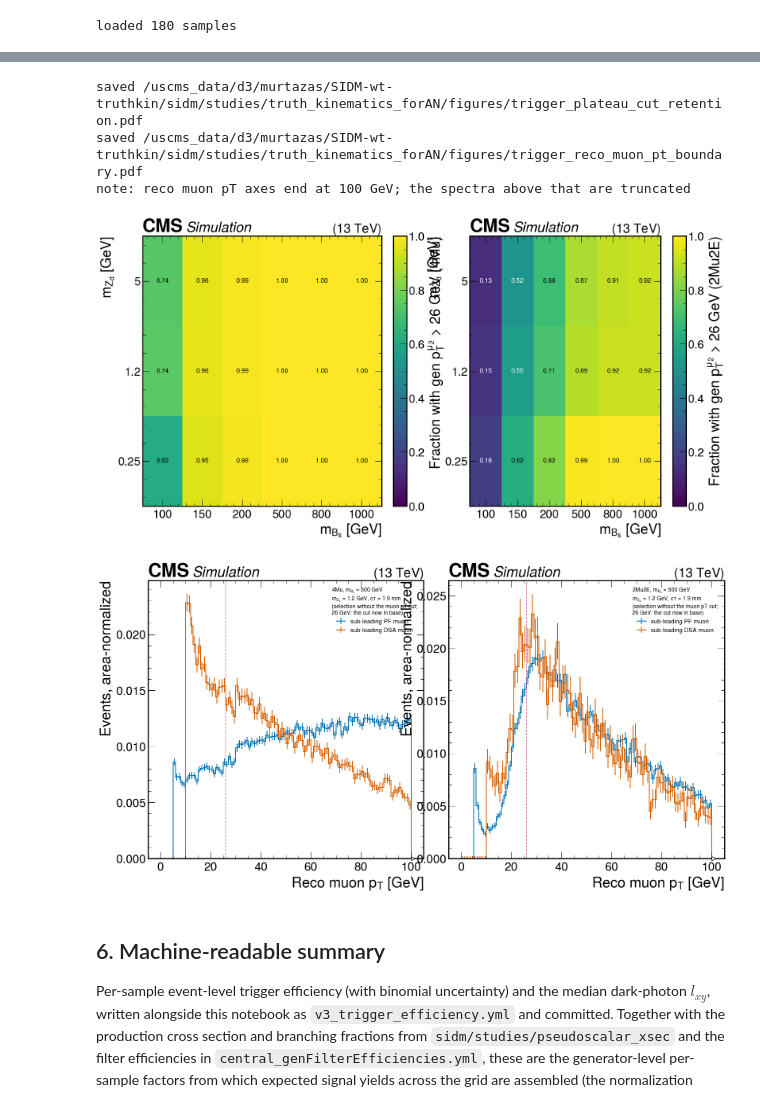
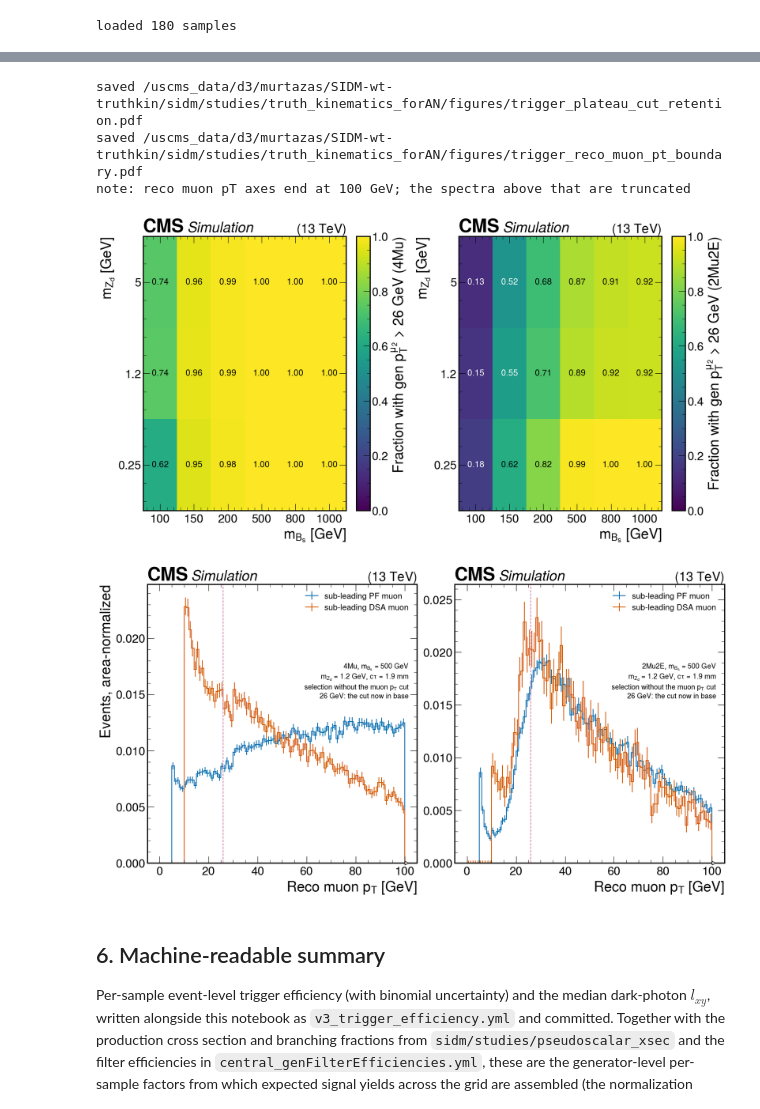
Before and after one commit to mariajose2398/SIDM, a Jupyter notebook: sidm/studies/truth_kinematics_forAN/trigger_context_forAN.ipynb, the cells around one changed output, grey strips where cells are left out. Drawn from its saved outputs; the diff is of its cells as text; code cells hidden in the pictures.

```diff
--- a/sidm/studies/truth_kinematics_forAN/trigger_context_forAN.ipynb
+++ b/sidm/studies/truth_kinematics_forAN/trigger_context_forAN.ipynb
@@ -158,14 +159,19 @@ for ax, mode in zip(axes, ["4Mu", "2Mu2E"]):
                rf"$m_{{B_s}}$ = {m:g} GeV", MBS_COLORS[m], xmax=120)
     draw_thresholds(ax, extra=26)
     ax.set_xlabel(r"Sub-leading gen muon $p_T$ [GeV]")
-    ax.set_ylabel("Trigger efficiency")
     ax.set_xlim(0, 120)
     ax.set_ylim(0, 1.05)
     handles, labels = ax.get_legend_handles_labels()
+    # two columns keep the legend inside the lower-right block; the low-count
+    # bins there carry error bars a metre long, so it needs an opaque backing
     ax.legend(handles + threshold_handles(extra=26), labels
               + [h.get_label() for h in threshold_handles(extra=26)],
-              fontsize=11, loc="lower right", title=f"{mode} channel")
-    an_style.cms_sim_label(ax)
+              fontsize=14, title_fontsize=16, loc="lower right", ncol=2,
+              columnspacing=1.0, handlelength=1.4, frameon=True,
+              facecolor="white", edgecolor="none", framealpha=0.92,
+              title=f"{mode} channel")
+axes[0].set_ylabel("Trigger efficiency")
+an_style.cms_sim_labels(axes)
 an_style.save(fig, "trigger_turnons_pt")
 # %% [output]
 saved /uscms_data/d3/murtazas/SIDM-wt-truthkin/sidm/studies/truth_kinematics_forAN/figures/trigger_turnons_pt.pdf
@@ -195,16 +201,20 @@ long_ct = sorted(lib.select_samples(out, mode="2Mu2E", mbs=200.0, mzd=1.2),
                  key=lambda n: lib.parse_sample(n)["ctau_mm"])[-1]
 mid_ct = lib.mid_ctau(out, "2Mu2E", 200.0, 1.2)
 fig, (ax1, ax2) = plt.subplots(1, 2, figsize=an_style.WIDE, layout="constrained")
-turnon(ax1, long_ct, "genAs_toMu_lxy", lib.format_sample(long_ct), "#0072B2")
+turnon(ax1, long_ct, "genAs_toMu_lxy", lib.format_sample_2line(long_ct), "#0072B2")
 ax1.set_xlabel(r"$Z_d$ $l_{xy}$ [cm]")
-turnon(ax2, mid_ct, "genA_toMu_daughters_dR_logx", lib.format_sample(mid_ct), "#0072B2")
+turnon(ax2, mid_ct, "genA_toMu_daughters_dR_logx",
+       lib.format_sample_2line(mid_ct), "#0072B2")
 ax2.set_xscale("log")
 ax2.set_xlabel(r"$\Delta R(\mu, \mu)$ from same $Z_d$")
 for ax in (ax1, ax2):
-    ax.set_ylabel("Trigger efficiency")
     ax.set_ylim(0, 1.05)
-    ax.legend(fontsize=11)
-    an_style.cms_sim_label(ax)
+ax1.set_ylabel("Trigger efficiency")
+# the upper half of both panels is empty; the left panel's legend must also
+# stay clear of the right panel's tick labels
+ax1.legend(fontsize=15, loc="upper left")
+ax2.legend(fontsize=15, loc="upper right")
+an_style.cms_sim_labels((ax1, ax2))
 an_style.save(fig, "trigger_eff_lxy_dR")
 # %% [output]
 saved /uscms_data/d3/murtazas/SIDM-wt-truthkin/sidm/studies/truth_kinematics_forAN/figures/trigger_eff_lxy_dR.pdf
@@ -245,12 +255,12 @@ for ax, mode in zip(axes, ["4Mu", "2Mu2E"]):
         for j in range(len(MBS)):
             tc = "black" if pcm.norm(grid[i, j]) > 0.6 else "white"
             ax.text(j + 0.5, i + 0.5, f"{grid[i, j]:.2f}", ha="center",
-                    va="center", color=tc, fontsize=12)
+                    va="center", color=tc, fontsize=16)
     ax.set_xticks(np.arange(len(MBS)) + 0.5, [f"{m:g}" for m in MBS])
     ax.set_yticks(np.arange(len(MZD)) + 0.5, [f"{m:g}" for m in MZD])
     ax.set_xlabel(r"$m_{B_s}$ [GeV]")
     ax.set_ylabel(r"$m_{Z_d}$ [GeV]")
-    an_style.cms_sim_label(ax)
+an_style.cms_sim_labels(axes)
 an_style.save(fig, "trigger_eff_grid")
 
 fig, ax = plt.subplots(figsize=an_style.SINGLE, layout="constrained")
@@ -319,42 +329,44 @@ for ax, mode in zip(axes, ["4Mu", "2Mu2E"]):
     pcm = ax.pcolormesh(np.arange(len(MBS) + 1), np.arange(len(MZD) + 1), grid,
                         norm=Normalize(0, 1), cmap="viridis")
     fig.colorbar(pcm, ax=ax,
                  label=rf"Fraction with gen $p_T^{{\mu_2}}$ > 26 GeV ({mode})")
     for i in range(len(MZD)):
         for j in range(len(MBS)):
             tc = "black" if pcm.norm(grid[i, j]) > 0.6 else "white"
             ax.text(j + 0.5, i + 0.5, f"{grid[i, j]:.2f}", ha="center",
-                    va="center", color=tc, fontsize=12)
+                    va="center", color=tc, fontsize=16)
     ax.set_xticks(np.arange(len(MBS)) + 0.5, [f"{m:g}" for m in MBS])
     ax.set_yticks(np.arange(len(MZD)) + 0.5, [f"{m:g}" for m in MZD])
     ax.set_xlabel(r"$m_{B_s}$ [GeV]")
     ax.set_ylabel(r"$m_{Z_d}$ [GeV]")
-    an_style.cms_sim_label(ax)
+an_style.cms_sim_labels(axes)
 an_style.save(fig, "trigger_plateau_cut_retention")
 
 # reconstructed-muon view of the 26 GeV boundary, base selection
 picks = [lib.mid_ctau(out, "4Mu", 500.0, 1.2), lib.mid_ctau(out, "2Mu2E", 500.0, 1.2)]
 fig, axes = plt.subplots(1, 2, figsize=an_style.WIDE, layout="constrained")
 for ax, s in zip(axes, picks):
     hep.histplot(lib.get_h(out, s, "muon1_pt", "base"), ax=ax, density=True,
                  label="sub-leading PF muon", color="#0072B2")
     hep.histplot(lib.get_h(out, s, "dsaMuon1_pt", "base"), ax=ax, density=True,
                  label="sub-leading DSA muon", color="#D55E00")
     ax.axvline(26, color="#CC79A7", ls="--", lw=1.2)
     ax.set_xlabel(r"Reco muon $p_T$ [GeV]")
-    ax.set_ylabel("Events, area-normalized")
-    ax.legend(title=lib.format_sample_2line(s) + "\n(selection without the muon"
-                    " pT cut;\n26 GeV: the cut now in base)",
-              fontsize=11, title_fontsize=10, loc="upper right")
-    an_style.cms_sim_label(ax)
+    ax.legend(fontsize=15, loc="upper right")
+    ax.text(0.97, 0.72, lib.format_sample_2line(s)
+            + "\nselection without the muon $p_T$ cut"
+            + "\n26 GeV: the cut now in base",
+            transform=ax.transAxes, ha="right", va="top", fontsize=13)
+axes[0].set_ylabel("Events, area-normalized")
+an_style.cms_sim_labels(axes)
 an_style.save(fig, "trigger_reco_muon_pt_boundary")
 print("note: reco muon pT axes end at 100 GeV; the spectra above that are truncated")
 # %% [output]
 saved /uscms_data/d3/murtazas/SIDM-wt-truthkin/sidm/studies/truth_kinematics_forAN/figures/trigger_plateau_cut_retention.pdf
 saved /uscms_data/d3/murtazas/SIDM-wt-truthkin/sidm/studies/truth_kinematics_forAN/figures/trigger_reco_muon_pt_boundary.pdf
 note: reco muon pT axes end at 100 GeV; the spectra above that are truncated
-[figure, old version]
+[figure, new version]
-[figure, old version]
+[figure, new version]
 # %% [markdown]
 ## 6. Machine-readable summary
 
```
Also changed, not shown: parts of 12 cells of this notebook, 7 other files.
